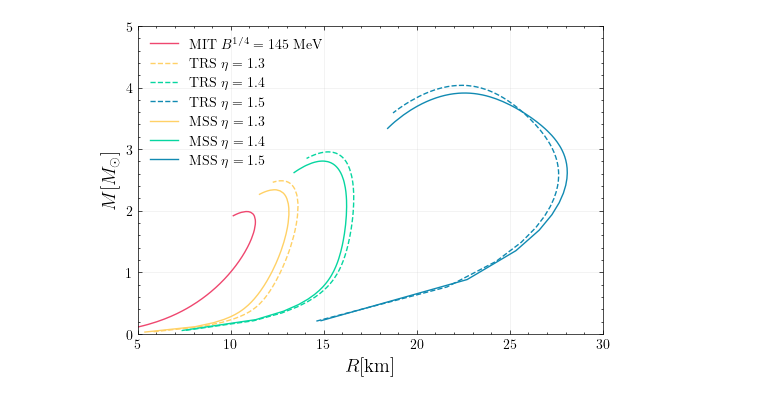
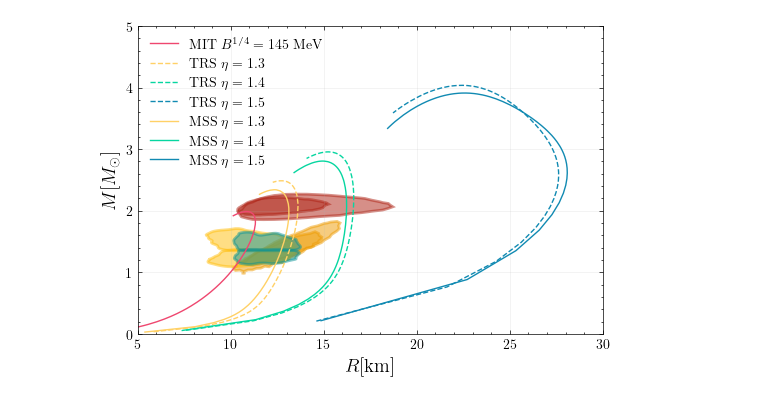
Before and after one commit to SunkPlane29/tov_arthur.jl, a Jupyter notebook: data/nov_07_24/plotting.ipynb, the cells around one changed output. Cells and saved outputs as stored; diff of their text form; code cells hidden in the pictures.

```diff
--- a/data/nov_07_24/plotting.ipynb
+++ b/data/nov_07_24/plotting.ipynb
@@ -41,32 +41,51 @@ plt.plot(data1.M,data1.R,label="MIT $B^{1/4}=145$ MeV",color=mit_color)
 data1 = pd.read_csv("MR_diag_TRS_13.csv")
 plt.plot(data1.M,data1.R,label="TRS $\eta=1.3$",ls='--',color=eta_13)
 
 data1 = pd.read_csv("MR_diag_TRS_14.csv")
 plt.plot(data1.M,data1.R,label="TRS $\eta=1.4$",ls='--',color=eta_14)
 
 data1 = pd.read_csv("MR_diag_TRS_15.csv")
 plt.plot(data1.M,data1.R,label="TRS $\eta=1.5$",ls='--',color=eta_15)
 
 
 # MSS
 data1 = pd.read_csv("MR_diag_MSS13.csv")
 plt.plot(data1.M,data1.R,label="MSS $\eta=1.3$",ls='-',color=eta_13)
 
 data1 = pd.read_csv("MR_diag_MSS14.csv")
 plt.plot(data1.M,data1.R,label="MSS $\eta=1.4$",ls='-',color=eta_14)
 
 data1 = pd.read_csv("MR_diag_MSS15.csv")
 plt.plot(data1.M,data1.R,label="MSS $\eta=1.5$",ls='-',color=eta_15)
 
 plt.xlabel("$R$[km]",fontsize=14)
 plt.ylabel("$M$[$M_{\odot}$]",fontsize=14)
 
+
+color = "#ee9b00"
+plt.fill(j0030_1[0],j0030_1[1],alpha=0.5,ls='-',edgecolor='black',lw=2,color=color)
+plt.fill(j0030_2[0],j0030_2[1],alpha=0.5,ls='-',edgecolor='black',lw=2,color=color)
+
+color = "#ae2012"
+plt.fill(j0740_1[0],j0740_1[1],alpha=0.5,ls='-',edgecolor='black',lw=2,color=color)
+plt.fill(j0740_2[0],j0740_2[1],alpha=0.5,ls='-',edgecolor='black',lw=2,color=color)
+
+# regioes
+color = "#ffbe0b"
+plt.fill(gw170817_1[0],gw170817_1[1],alpha=0.5,ls='-',edgecolor='black',lw=2,color=color)
+plt.fill(gw170817_2[0],gw170817_2[1],alpha=0.5,ls='-',edgecolor='black',lw=2,color=color)
+
+color = "#0a9396"
+plt.fill(spec_gw170817_1[0],spec_gw170817_1[1],alpha=0.5,ls='-',edgecolor='black',lw=2,color=color)
+plt.fill(spec_gw170817_2[0],spec_gw170817_2[1],alpha=0.5,ls='-',edgecolor='black',lw=2,color=color)
+
 plt.ylim(0,5)
 plt.xlim(5,30)
 
 plt.grid(alpha=0.2)
 plt.legend(fontsize=10,loc=2)
-plt.savefig("mr_diagrams_07nov24.png",dpi=300)
+
+plt.savefig("mr_diagrams_02_07nov24.png",dpi=300)
 plt.show()
 # %% [output]
-[figure, old version]
+[figure, new version]
```
Also changed, not shown: parts of 3 cells of this notebook, 11 other files.
